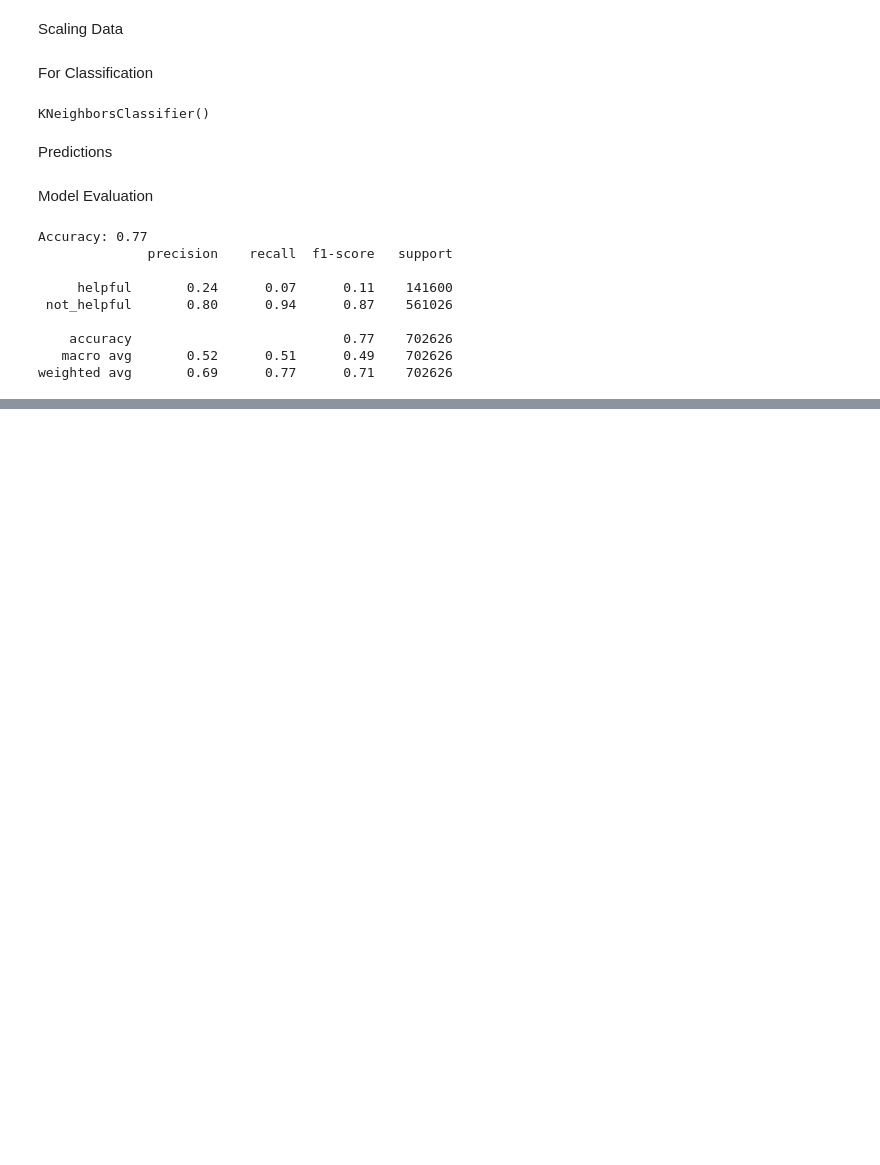
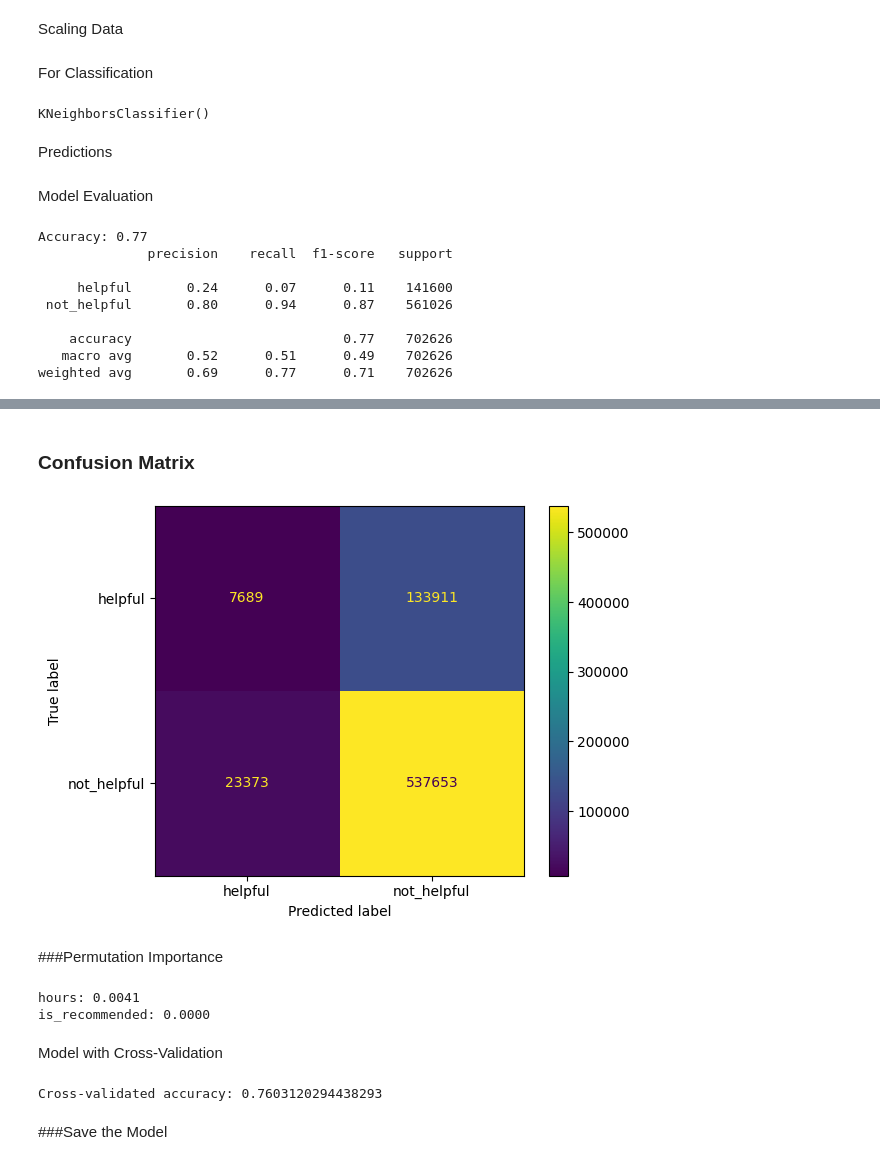
Before and after one commit to ZSCode768/Machine-Learning-Project, a Jupyter notebook: Surlow_EDA_Project.ipynb, the cells around one changed output, grey strips where cells are left out. Cells and saved outputs as stored; diff of their text form; code cells hidden in the pictures; blank space fills up the shorter version.

```diff
--- a/Surlow_EDA_Project.ipynb
+++ b/Surlow_EDA_Project.ipynb
@@ -265,13 +269,17 @@ Tune Hyperparameters
 # %%
-from sklearn.model_selection import GridSearchCV
+from sklearn.experimental import enable_halving_search_cv
+from sklearn.model_selection import HalvingGridSearchCV
+
 
 # Define hyperparameter grid
-# param_grid = {'n_neighbors': np.arange(1, 31)}
-param_grid = {'n_neighbors': [3, 5, 7, 9], 'metric': ['euclidean', 'manhattan']}
+param_grid = {'n_neighbors': [3, 5, 7]}
 
 #For classification
-grid_clf = GridSearchCV(KNeighborsClassifier(), param_grid, cv =5, n_jobs =-1)
-grid_clf.fit(X_train, y_train)
+grid_clf = HalvingGridSearchCV(KNeighborsClassifier(), param_grid, cv=5, n_jobs=-1, verbose=3)
+X_train_sample, _, y_train_sample, _ = train_test_split(X_train, y_train, train_size=0.1, random_state=42)
+grid_clf.fit(X_train_sample, y_train_sample)
+
+# grid_clf.fit(X_train, y_train)
 
 print(f"Best n_neighbors for classification: {grid_clf.best_params_['n_neighbors']}")
 # %% [output]
@@ -278,0 +306,10 @@ KeyboardInterrupt:
+# %%
+# Best model from HalvingGridSearchCV
+best_knn_clf = grid_clf.best_estimator_
+
+# Predictions on the test set
+y_pred = best_knn_clf.predict(X_test)
+
+# Evaluate performance
+print("Accuracy:", accuracy_score(y_test, y_pred))
+print(classification_report(y_test, y_pred))
@@ -278,0 +326,36 @@ KeyboardInterrupt:
+# %% [markdown]
+### Confusion Matrix
+# %%
+from sklearn.metrics import confusion_matrix, ConfusionMatrixDisplay
+cm = confusion_matrix(y_test, y_pred, labels=['helpful', 'not_helpful'])
+disp = ConfusionMatrixDisplay(confusion_matrix=cm, display_labels=['helpful', 'not_helpful'])
+disp.plot()
+plt.show()
+# %% [output]
+[figure, added]
+# %% [markdown]
+###Permutation Importance
+# %%
+from sklearn.inspection import permutation_importance
+X_test_sample, _, y_test_sample, _ = train_test_split(X_test, y_test, test_size=0.1, random_state=42)
+result = permutation_importance(best_knn_clf, X_test_sample, y_test_sample, n_repeats=10, random_state=42)
+for i in result.importances_mean.argsort()[::-1]:
+    print(f"{X.columns[i]}: {result.importances_mean[i]:.4f}")
+# %% [output]
+hours: 0.0041
+is_recommended: 0.0000
+# %% [markdown]
+Model with Cross-Validation
+# %%
+from sklearn.model_selection import cross_val_score
+
+imputer = SimpleImputer(strategy='mean')
+X = imputer.fit_transform(X)
+y = y.fillna('not_helpful')
+
+scores = cross_val_score(best_knn_clf, X, y, cv=5, scoring='accuracy')
+print("Cross-validated accuracy:", scores.mean())
+# %% [output]
+Cross-validated accuracy: 0.7603120294438293
+# %% [markdown]
+###Save the Model
```
Also changed, not shown: parts of 7 cells of this notebook.
